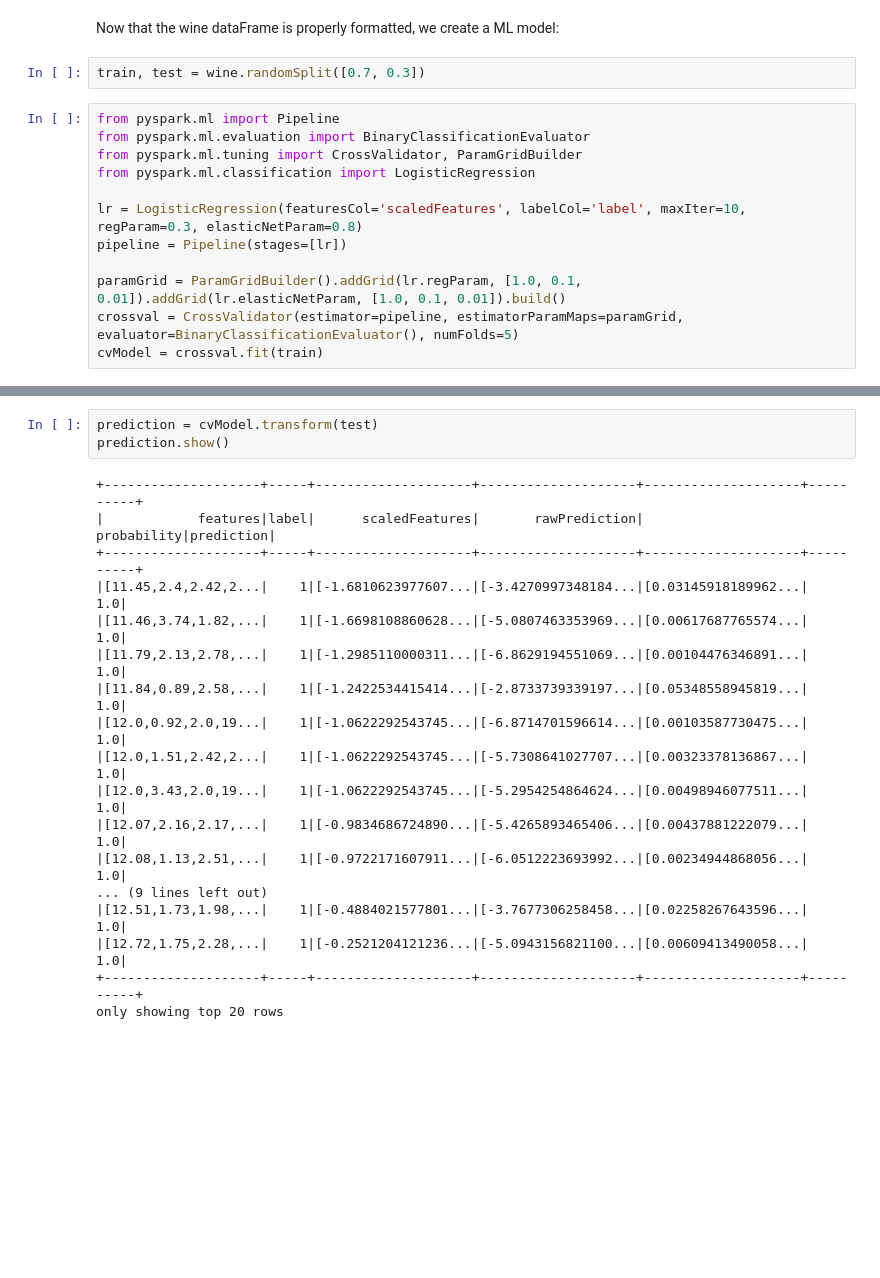
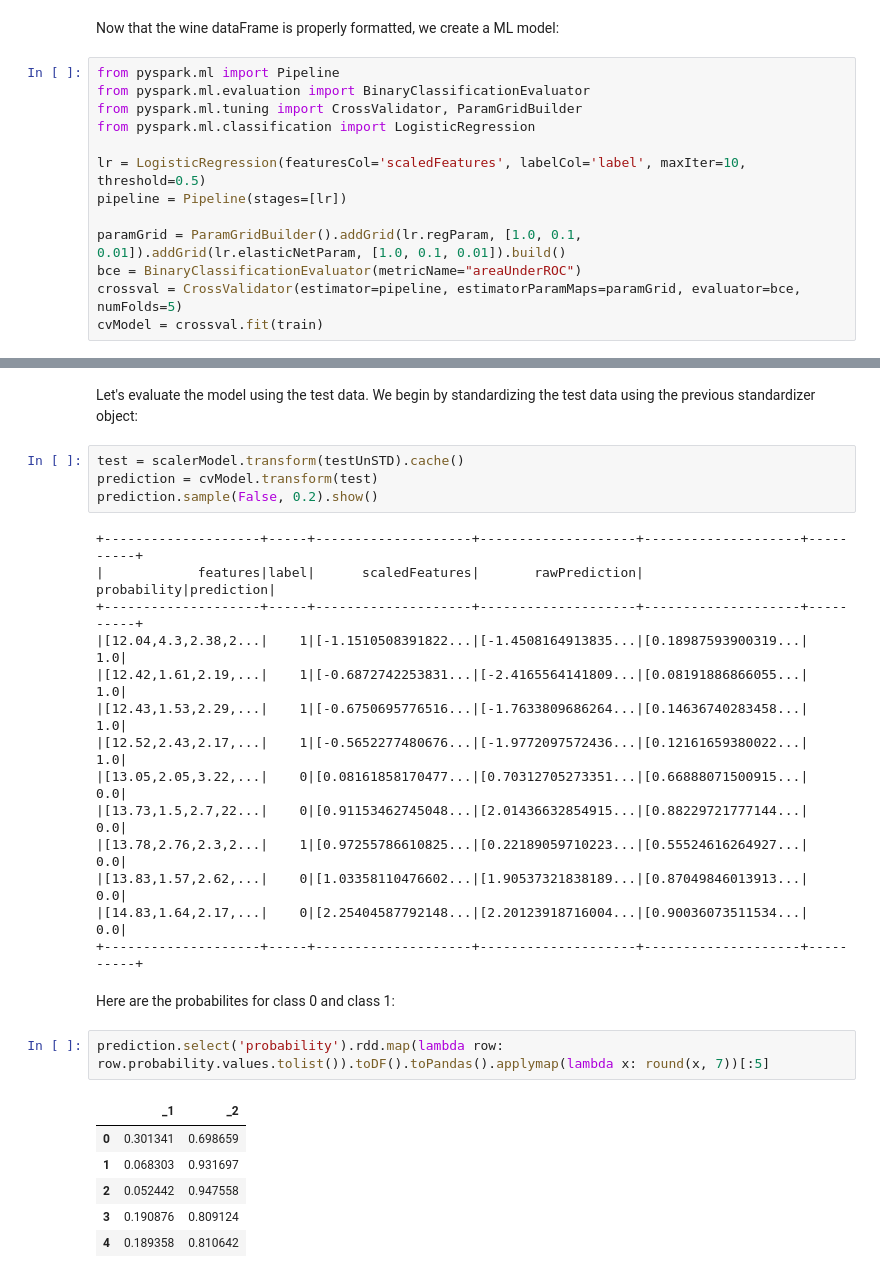
Before and after one commit to jhalverson/data_science, a Jupyter notebook: spark/mllib/spark2_wine_classification.ipynb, the cells around one changed output, grey strips where cells are left out. Cells and saved outputs as stored; diff of their text form; blank space fills up the shorter version.

```diff
--- a/spark/mllib/spark2_wine_classification.ipynb
+++ b/spark/mllib/spark2_wine_classification.ipynb
@@ -207,16 +250,15 @@ wine.rdd.map(lambda row: row.scaledFeatures.values.tolist()).toDF().toPandas().d
 # %% [markdown]
 Now that the wine dataFrame is properly formatted, we create a ML model:
-# %%
-train, test = wine.randomSplit([0.7, 0.3])
 # %%
 from pyspark.ml import Pipeline
 from pyspark.ml.evaluation import BinaryClassificationEvaluator
 from pyspark.ml.tuning import CrossValidator, ParamGridBuilder
 from pyspark.ml.classification import LogisticRegression
 
-lr = LogisticRegression(featuresCol='scaledFeatures', labelCol='label', maxIter=10, regParam=0.3, elasticNetParam=0.8)
+lr = LogisticRegression(featuresCol='scaledFeatures', labelCol='label', maxIter=10, threshold=0.5)
 pipeline = Pipeline(stages=[lr])
 
 paramGrid = ParamGridBuilder().addGrid(lr.regParam, [1.0, 0.1, 0.01]).addGrid(lr.elasticNetParam, [1.0, 0.1, 0.01]).build()
-crossval = CrossValidator(estimator=pipeline, estimatorParamMaps=paramGrid, evaluator=BinaryClassificationEvaluator(), numFolds=5)
+bce = BinaryClassificationEvaluator(metricName="areaUnderROC")
+crossval = CrossValidator(estimator=pipeline, estimatorParamMaps=paramGrid, evaluator=bce, numFolds=5)
 cvModel = crossval.fit(train)
@@ -245,21 +287,31 @@ cvModel.bestModel.stages[0].intercept
+# %% [markdown]
+Let's evaluate the model using the test data. We begin by standardizing the test data using the previous standardizer object:
 # %%
+test = scalerModel.transform(testUnSTD).cache()
 prediction = cvModel.transform(test)
-prediction.show()
+prediction.sample(False, 0.2).show()
 # %% [output]
 +--------------------+-----+--------------------+--------------------+--------------------+----------+
 |            features|label|      scaledFeatures|       rawPrediction|         probability|prediction|
 +--------------------+-----+--------------------+--------------------+--------------------+----------+
-|[11.45,2.4,2.42,2...|    1|[-1.6810623977607...|[-3.4270997348184...|[0.03145918189962...|       1.0|
-|[11.46,3.74,1.82,...|    1|[-1.6698108860628...|[-5.0807463353969...|[0.00617687765574...|       1.0|
-|[11.79,2.13,2.78,...|    1|[-1.2985110000311...|[-6.8629194551069...|[0.00104476346891...|       1.0|
-|[11.84,0.89,2.58,...|    1|[-1.2422534415414...|[-2.8733739339197...|[0.05348558945819...|       1.0|
-|[12.0,0.92,2.0,19...|    1|[-1.0622292543745...|[-6.8714701596614...|[0.00103587730475...|       1.0|
-|[12.0,1.51,2.42,2...|    1|[-1.0622292543745...|[-5.7308641027707...|[0.00323378136867...|       1.0|
-|[12.0,3.43,2.0,19...|    1|[-1.0622292543745...|[-5.2954254864624...|[0.00498946077511...|       1.0|
-|[12.07,2.16,2.17,...|    1|[-0.9834686724890...|[-5.4265893465406...|[0.00437881222079...|       1.0|
-|[12.08,1.13,2.51,...|    1|[-0.9722171607911...|[-6.0512223693992...|[0.00234944868056...|       1.0|
-... (9 lines left out)
-|[12.51,1.73,1.98,...|    1|[-0.4884021577801...|[-3.7677306258458...|[0.02258267643596...|       1.0|
-|[12.72,1.75,2.28,...|    1|[-0.2521204121236...|[-5.0943156821100...|[0.00609413490058...|       1.0|
+|[12.04,4.3,2.38,2...|    1|[-1.1510508391822...|[-1.4508164913835...|[0.18987593900319...|       1.0|
+|[12.42,1.61,2.19,...|    1|[-0.6872742253831...|[-2.4165564141809...|[0.08191886866055...|       1.0|
+|[12.43,1.53,2.29,...|    1|[-0.6750695776516...|[-1.7633809686264...|[0.14636740283458...|       1.0|
+|[12.52,2.43,2.17,...|    1|[-0.5652277480676...|[-1.9772097572436...|[0.12161659380022...|       1.0|
+|[13.05,2.05,3.22,...|    0|[0.08161858170477...|[0.70312705273351...|[0.66888071500915...|       0.0|
+|[13.73,1.5,2.7,22...|    0|[0.91153462745048...|[2.01436632854915...|[0.88229721777144...|       0.0|
+|[13.78,2.76,2.3,2...|    1|[0.97255786610825...|[0.22189059710223...|[0.55524616264927...|       0.0|
+|[13.83,1.57,2.62,...|    0|[1.03358110476602...|[1.90537321838189...|[0.87049846013913...|       0.0|
+|[14.83,1.64,2.17,...|    0|[2.25404587792148...|[2.20123918716004...|[0.90036073511534...|       0.0|
 +--------------------+-----+--------------------+--------------------+--------------------+----------+
-only showing top 20 rows
+# %% [markdown]
+Here are the probabilites for class 0 and class 1:
+# %%
+prediction.select('probability').rdd.map(lambda row: row.probability.values.tolist()).toDF().toPandas().applymap(lambda x: round(x, 7))[:5]
+# %% [output]
+|  | _1 | _2 |
+| 0 | 0.301341 | 0.698659 |
+| 1 | 0.068303 | 0.931697 |
+| 2 | 0.052442 | 0.947558 |
+| 3 | 0.190876 | 0.809124 |
+| 4 | 0.189358 | 0.810642 |
```
Also changed, not shown: parts of 33 cells of this notebook.
